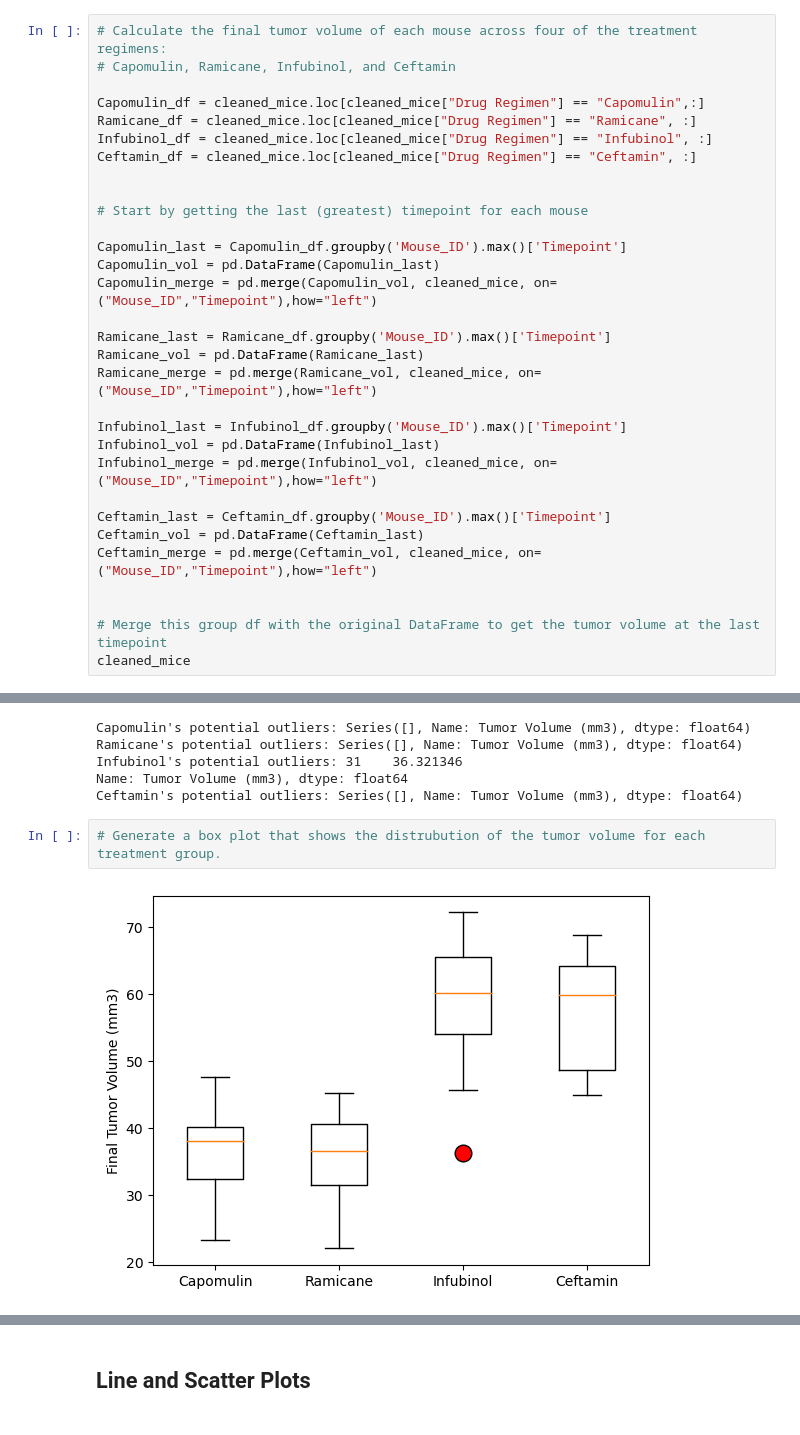
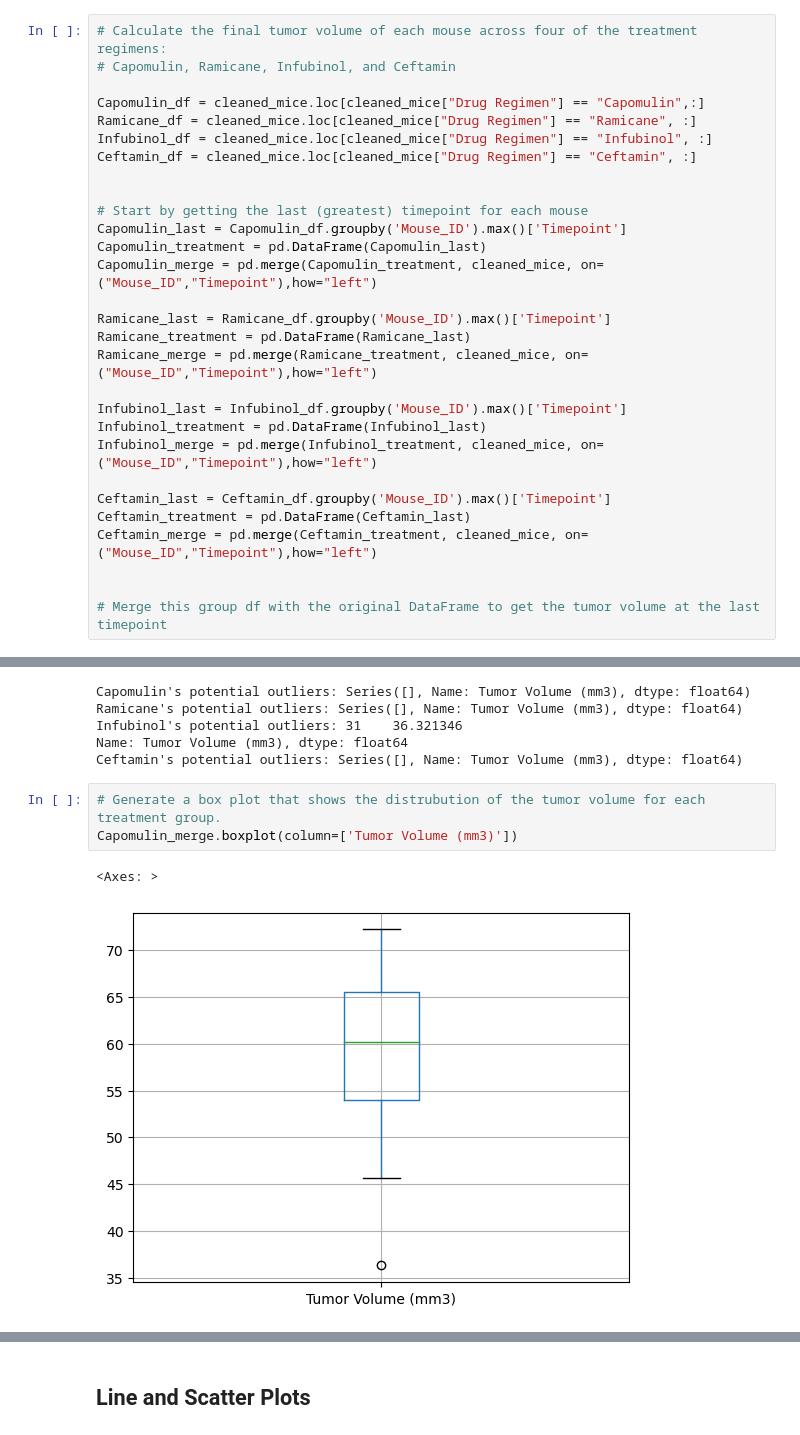
Before and after one commit to rdekker3/module-5, a Jupyter notebook: pymaceuticals_starter.ipynb, the cells around one changed output, grey strips where cells are left out. Cells and saved outputs as stored; diff of their text form.

```diff
--- a/pymaceuticals_starter.ipynb
+++ b/pymaceuticals_starter.ipynb
@@ -177,23 +234,21 @@ Ceftamin_df = cleaned_mice.loc[cleaned_mice["Drug Regimen"] == "Ceftamin", :]
 
 
 # Start by getting the last (greatest) timepoint for each mouse
-
 Capomulin_last = Capomulin_df.groupby('Mouse_ID').max()['Timepoint']
-Capomulin_vol = pd.DataFrame(Capomulin_last)
-Capomulin_merge = pd.merge(Capomulin_vol, cleaned_mice, on=("Mouse_ID","Timepoint"),how="left")
+Capomulin_treatment = pd.DataFrame(Capomulin_last)
+Capomulin_merge = pd.merge(Capomulin_treatment, cleaned_mice, on=("Mouse_ID","Timepoint"),how="left")
 
 Ramicane_last = Ramicane_df.groupby('Mouse_ID').max()['Timepoint']
-Ramicane_vol = pd.DataFrame(Ramicane_last)
-Ramicane_merge = pd.merge(Ramicane_vol, cleaned_mice, on=("Mouse_ID","Timepoint"),how="left")
+Ramicane_treatment = pd.DataFrame(Ramicane_last)
+Ramicane_merge = pd.merge(Ramicane_treatment, cleaned_mice, on=("Mouse_ID","Timepoint"),how="left")
 
 Infubinol_last = Infubinol_df.groupby('Mouse_ID').max()['Timepoint']
-Infubinol_vol = pd.DataFrame(Infubinol_last)
-Infubinol_merge = pd.merge(Infubinol_vol, cleaned_mice, on=("Mouse_ID","Timepoint"),how="left")
+Infubinol_treatment = pd.DataFrame(Infubinol_last)
+Infubinol_merge = pd.merge(Infubinol_treatment, cleaned_mice, on=("Mouse_ID","Timepoint"),how="left")
 
 Ceftamin_last = Ceftamin_df.groupby('Mouse_ID').max()['Timepoint']
-Ceftamin_vol = pd.DataFrame(Ceftamin_last)
-Ceftamin_merge = pd.merge(Ceftamin_vol, cleaned_mice, on=("Mouse_ID","Timepoint"),how="left")
+Ceftamin_treatment = pd.DataFrame(Ceftamin_last)
+Ceftamin_merge = pd.merge(Ceftamin_treatment, cleaned_mice, on=("Mouse_ID","Timepoint"),how="left")
 
 
 # Merge this group df with the original DataFrame to get the tumor volume at the last timepoint
-cleaned_mice
@@ -236,5 +277,7 @@ Name: Tumor Volume (mm3), dtype: float64
 Ceftamin's potential outliers: Series([], Name: Tumor Volume (mm3), dtype: float64)
 # %%
 # Generate a box plot that shows the distrubution of the tumor volume for each treatment group.
+Capomulin_merge.boxplot(column=['Tumor Volume (mm3)'])
 # %% [output]
+<Axes: >
-[figure, old version]
+[figure, new version]
```
Also changed, not shown: parts of 12 cells of this notebook, 1 other file.
